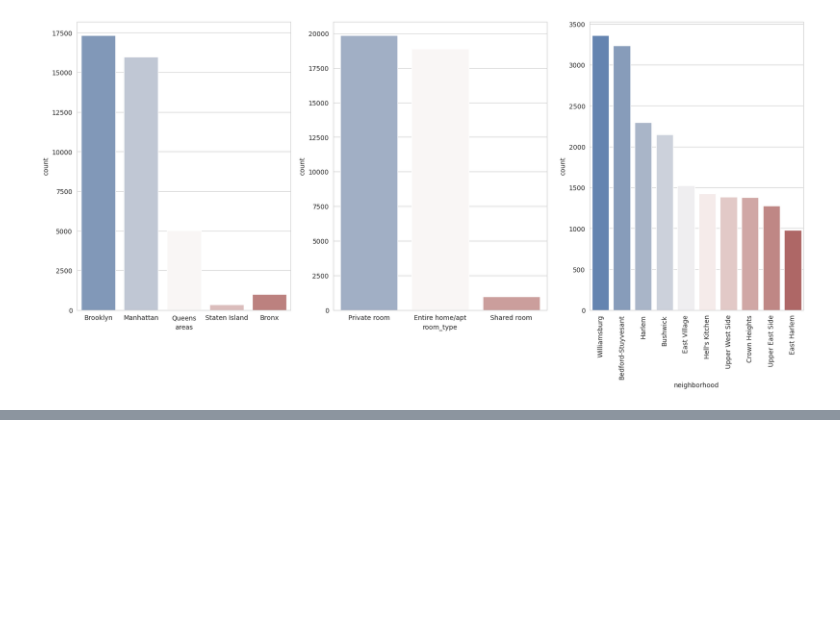
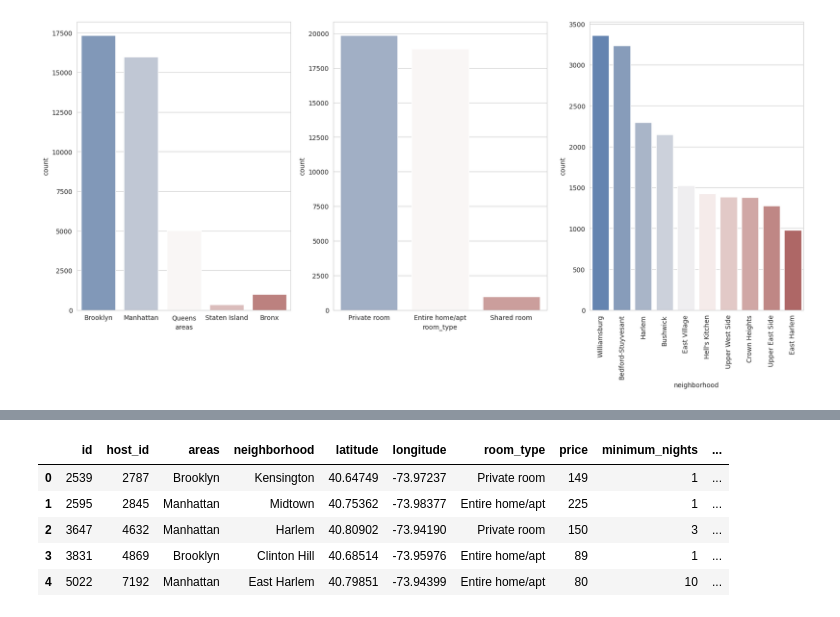
Before and after one commit to fevc08/new_york_city_airbnb_eda, a Jupyter notebook: src/explore.ipynb, the cells around one changed output, grey strips where cells are left out. Cells and saved outputs as stored; diff of their text form; code cells hidden in the pictures; blank space fills up the shorter version.

```diff
--- a/src/explore.ipynb
+++ b/src/explore.ipynb
@@ -228,0 +233,17 @@ plt.show()
+# %%
+# We can observe that the columns 'price', 'minimum_nights', 'number_of_reviews', 'calculated_host_listings_count' and 'availability_365' are skewed to the right.
+# We need to apply a log transformation to these columns in order to normalize the data
+# We need to create a new column with the log transformation of the columns 'price', 'minimum_nights', 'number_of_reviews', 'calculated_host_listings_count' and 'availability_365'
+df_airbnb_ny['log_price'] = np.log(df_airbnb_ny['price'])
+df_airbnb_ny['log_minimum_nights'] = np.log(df_airbnb_ny['minimum_nights'])
+df_airbnb_ny['log_number_of_reviews'] = np.log(df_airbnb_ny['number_of_reviews'])
+df_airbnb_ny['log_calculated_host_listings_count'] = np.log(df_airbnb_ny['calculated_host_listings_count'])
+df_airbnb_ny['log_availability_365'] = np.log(df_airbnb_ny['availability_365'])
+df_airbnb_ny.head()
+# %% [output]
+|  | id | host_id | areas | neighborhood | latitude | longitude | room_type | price | minimum_nights | ... |
+| 0 | 2539 | 2787 | Brooklyn | Kensington | 40.64749 | -73.97237 | Private room | 149 | 1 | ... |
+| 1 | 2595 | 2845 | Manhattan | Midtown | 40.75362 | -73.98377 | Entire home/apt | 225 | 1 | ... |
+| 2 | 3647 | 4632 | Manhattan | Harlem | 40.80902 | -73.94190 | Private room | 150 | 3 | ... |
+| 3 | 3831 | 4869 | Brooklyn | Clinton Hill | 40.68514 | -73.95976 | Entire home/apt | 89 | 1 | ... |
+| 4 | 5022 | 7192 | Manhattan | East Harlem | 40.79851 | -73.94399 | Entire home/apt | 80 | 10 | ... |
```
Also changed, not shown: parts of 6 cells of this notebook.
